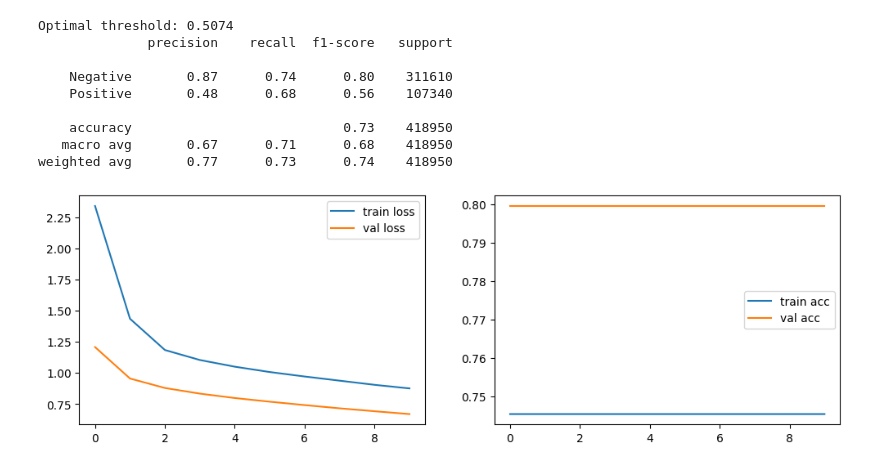
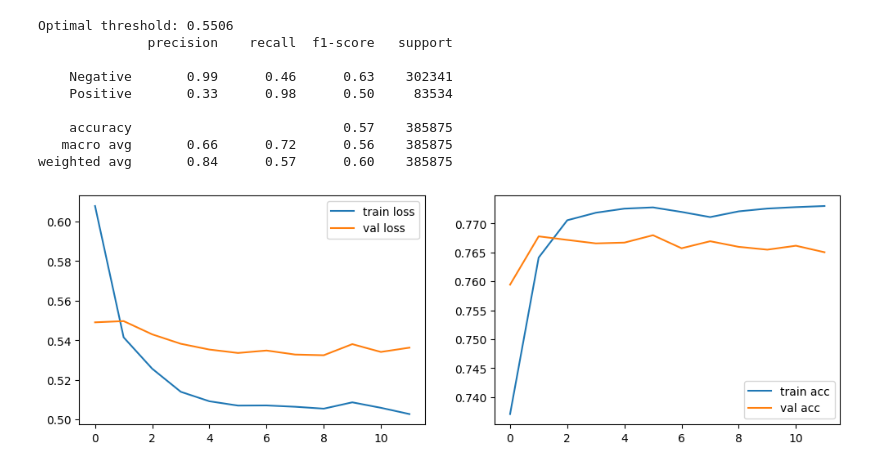
Before and after one commit to joaquin-mari/EMG-Thesis, a Jupyter notebook: s2s.ipynb, the cells around one changed output. Saved outputs shown, nothing was run; the diff lists cells and outputs as text; code cells hidden in the pictures.

```diff
--- a/s2s.ipynb
+++ b/s2s.ipynb
@@ -8,21 +8,32 @@ import os
 import pandas as pd
 import librosa
 import numpy as np
+from scipy.signal import butter, filtfilt
 
 
 # mehrklassen probieren
 # loss funktion recherchieren
 # verschiedene Window Größen
 
-WINDOW_LENGTH = 1
+WINDOW_LENGTH = 0.5
 
 data = "./features-relative.csv"
 signals_folder = "./Spontanaktivität"
 signals = {}
+def butter_bandpass(lowcut, highcut, fs, order=4):
+    nyq = 0.5 * fs
+    low, high = lowcut / nyq, highcut / nyq
+    b, a = butter(order, [low, high], btype='band')
+    return b, a
+
+def apply_bandpass_filter(signal_uV, fs):
+    b, a = butter_bandpass(20, 400, fs, order=4)
+    return filtfilt(b, a, signal_uV)
 
 for file in os.listdir(signals_folder):
     file_path = os.path.join(signals_folder, file)
     signal, fs = librosa.load(file_path)
+    signal = apply_bandpass_filter(signal, fs)
     signals[file] = signal
 
 df = pd.read_csv(data)
@@ -38,5 +49,3 @@ for index, row in df.iterrows():
             labels[key] = []
 
         labels[key].append(item)
-
-labels
@@ -325,20 +188,13 @@ monitor = EarlyStopping(monitor='val_loss',
 # %%
 from sklearn.utils import shuffle
 from sklearn.utils.class_weight import compute_class_weight
-import tensorflow as tf
 
+model.compile(optimizer='adam', loss='binary_crossentropy', metrics=['accuracy'])
+X_train, y_train = shuffle(x_train, y_train, random_state=42)
 
-model.compile(
-    optimizer=tf.keras.optimizers.Adam(learning_rate=1e-4),
-    loss=loss,
-    metrics=['accuracy', tf.keras.metrics.Precision(), tf.keras.metrics.Recall()]
-)
-
-
-history = model.fit(x_train, y_train,
-                    epochs=10,
-                    batch_size=16,
-                    validation_data=(x_val, y_val),
-                    callbacks=[monitor]
-                    )
+history = model.fit(X_train, y_train,
+                    epochs=100,
+                    batch_size=2,
+                    validation_split=0.1,
+                    callbacks=[monitor],)
 # %% [output]
@@ -380,39 +228,39 @@ plt.plot(history.history['loss'], label='train loss')
 plt.plot(history.history['val_loss'], label='val loss')
 plt.legend()
 
 plt.subplot(2, 2, 2)
 plt.plot(history.history['accuracy'], label='train acc')
 plt.plot(history.history['val_accuracy'], label='val acc')
 plt.legend()
 # Find optimal threshold
 from sklearn.metrics import precision_recall_curve
 
-y_pred = model.predict(x_val, verbose=0)
+y_pred = model.predict(x_test, verbose=0)
 y_pred_prob = tf.nn.sigmoid(y_pred).numpy().flatten()
-y_val_flat = y_val.flatten()
+y_val_flat = y_test.flatten()
 
 precision, recall, thresholds = precision_recall_curve(y_val_flat, y_pred_prob)
 f1_scores = 2 * (precision * recall) / (precision + recall + 1e-10)
 optimal_threshold = thresholds[np.argmax(f1_scores)]
 print(f"Optimal threshold: {optimal_threshold:.4f}")
 
 # Re-evaluate test set with optimal threshold
 y_pred_test = model.predict(x_test, verbose=0)
 
 y_pred_test_prob = tf.nn.sigmoid(y_pred_test).numpy().flatten()
 y_pred_test_binary = (y_pred_test_prob > optimal_threshold).astype(int)
 kernel = 100
 y_pred_smoothed = binary_dilation(y_pred_test_binary, iterations=kernel)
 print(classification_report(y_test.flatten(), y_pred_smoothed,
                           target_names=['Negative', 'Positive']))
 # %% [output]
-Optimal threshold: 0.5074
+Optimal threshold: 0.5506
               precision    recall  f1-score   support
 
-    Negative       0.87      0.74      0.80    311610
-    Positive       0.48      0.68      0.56    107340
+    Negative       0.99      0.46      0.63    302341
+    Positive       0.33      0.98      0.50     83534
 
-    accuracy                           0.73    418950
-   macro avg       0.67      0.71      0.68    418950
-weighted avg       0.77      0.73      0.74    418950
+    accuracy                           0.57    385875
+   macro avg       0.66      0.72      0.56    385875
+weighted avg       0.84      0.57      0.60    385875
-[figure, old version]
+[figure, new version]
```
Also changed, not shown: parts of 11 cells of this notebook, 14 other files.
